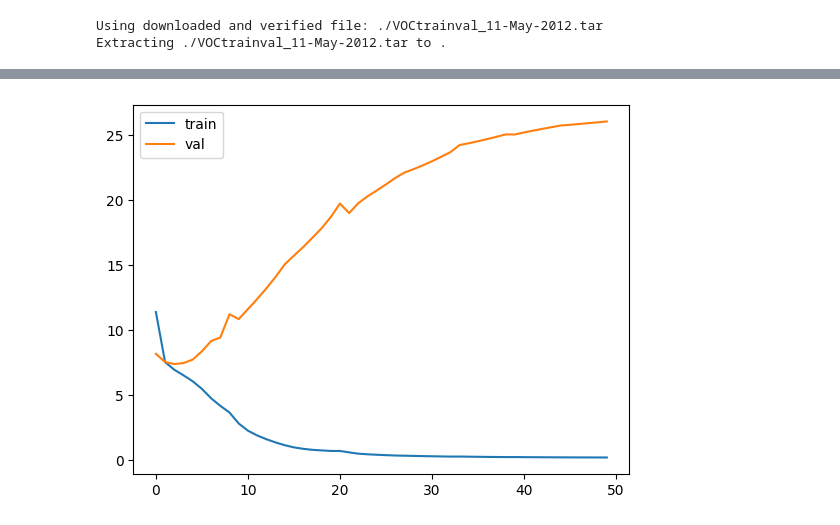
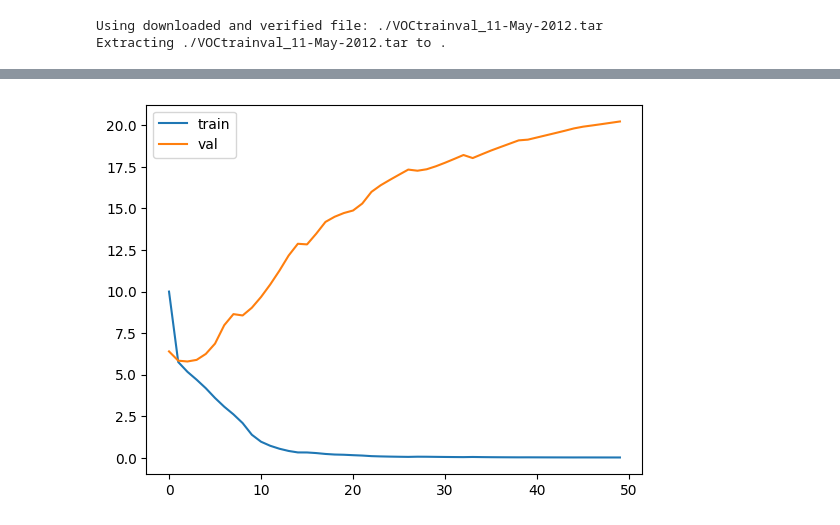
Before and after one commit to zeux/mlexp, a Jupyter notebook: segnet/objects.ipynb, the cells around one changed output, grey strips where cells are left out. Drawn from its saved outputs; the diff is of its cells as text; code cells hidden in the pictures.

Commit message:
segnet: Fix a few important bugs in object detection
This now trains reasonably well but overfits like crazy.

```diff
--- a/segnet/objects.ipynb
+++ b/segnet/objects.ipynb
@@ -115,7 +117,7 @@ class SSD(nn.Module):
         plog = p[:, 4:, :, :]
         pbox = p[:, :4, :, :]
 
-        pcat = plog.argmax(dim=1, keepdim=True)
+        pcat = torch.argmax(plog, dim=1, keepdim=True)
         return torch.cat((pcat, pbox), dim=1)
 
     def loss(self, p, y):
@@ -135,8 +137,8 @@ class SSD(nn.Module):
         wheps = 1e-3 # slightly bias w/h because our ground truth contains zeroes
         lboxx = F.smooth_l1_loss(pbox[:, 0], ybox[:, 0], reduction='none')
         lboxy = F.smooth_l1_loss(pbox[:, 1], ybox[:, 1], reduction='none')
-        lboxw = F.smooth_l1_loss(torch.log(pbox[:, 2] + wheps), torch.log(ybox[:, 2] + wheps), reduction='none')
-        lboxh = F.smooth_l1_loss(torch.log(pbox[:, 3] + wheps), torch.log(ybox[:, 3] + wheps), reduction='none')
+        lboxw = F.smooth_l1_loss(torch.log(pbox[:, 2]/self.anchor[0] + wheps), torch.log(ybox[:, 2]/self.anchor[0] + wheps), reduction='none')
+        lboxh = F.smooth_l1_loss(torch.log(pbox[:, 3]/self.anchor[1] + wheps), torch.log(ybox[:, 3]/self.anchor[1] + wheps), reduction='none')
         lbox = (lboxx + lboxy + lboxw + lboxh) * ymask
 
         # total loss per batch per dimension needs to be normalized by the number of gt objects (per batch) and averaged across batches
@@ -144,4 +146,5 @@ class SSD(nn.Module):
 # %%
 net = SSD(vgg).to(device)
 trainer.train(net, train_data, val_data, epochs=50)
+torch.save(net.state_dict(), "objects.pth")
 # %% [output]
@@ -149 +152 @@ Train [11.856M params]: 50 epochs took 2136.38 sec, train loss 0.174728, val los
-[figure, old version]
+[figure, new version]
```
Also changed, not shown: parts of 6 cells of this notebook.
